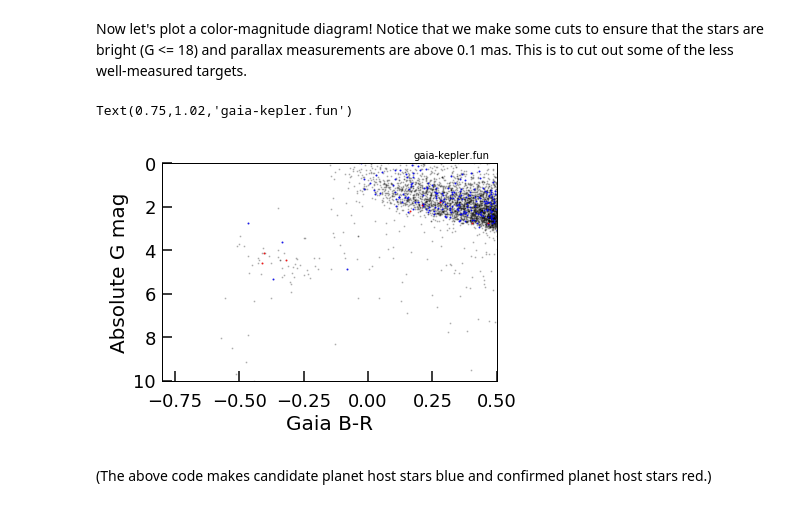
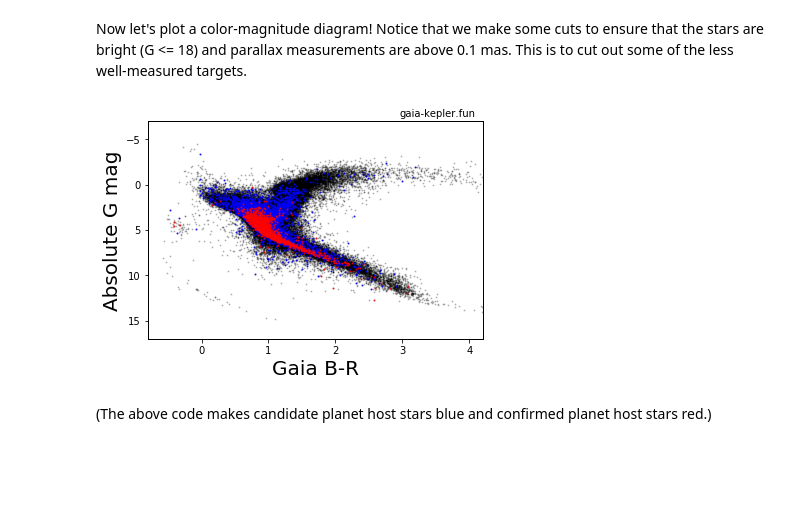
Before and after one commit to megbedell/gaia-kepler.fun, a Jupyter notebook: notebooks/demo.ipynb, the cells around one changed output. Cells and saved outputs as stored; diff of their text form; code cells hidden in the pictures; blank space fills up the shorter version.

```diff
--- a/notebooks/demo.ipynb
+++ b/notebooks/demo.ipynb
@@ -44,21 +44,18 @@ Now let's plot a color-magnitude diagram! Notice that we make some cuts to ensur
 # %%
 filter = (kep_data['phot_g_mean_mag'] <= 18.) & (kep_data['parallax'] > 0.1)
 plt.scatter(kep_data['bp_rp'][filter], kep_data['abs_gmag'][filter], alpha=0.2, color='k', s=1)
 filter2 = (kep_data['planet?'] == 'cand') & filter
 plt.scatter(kep_data['bp_rp'][filter2], kep_data['abs_gmag'][filter2], alpha=0.7, s=1, color='b')
 filter2 = (kep_data['planet?'] == 'conf') & filter
 plt.scatter(kep_data['bp_rp'][filter2], kep_data['abs_gmag'][filter2], alpha=0.7, s=1, color='r')
 plt.xlabel('Gaia B-R', fontsize=20)
 plt.ylabel('Absolute G mag', fontsize=20)
 plt.ylim([17,-7])
 plt.xlim([-0.8,4.2])
-plt.ylim([10,0])
-plt.xlim([-0.8,0.5])
 plt.text(0.75,1.02,'gaia-kepler.fun', transform=plt.gca().transAxes)
-#plt.savefig('../img/colormag_kepler.png')
+plt.savefig('../img/colormag_kepler.png')
 # %% [output]
-Text(0.75,1.02,'gaia-kepler.fun')
-[figure, old version]
+[figure, new version]
 # %% [markdown]
 (The above code makes candidate planet host stars blue and confirmed planet host stars red.)
 # %%
```
Also changed, not shown: parts of 10 cells of this notebook, 8 other files.
